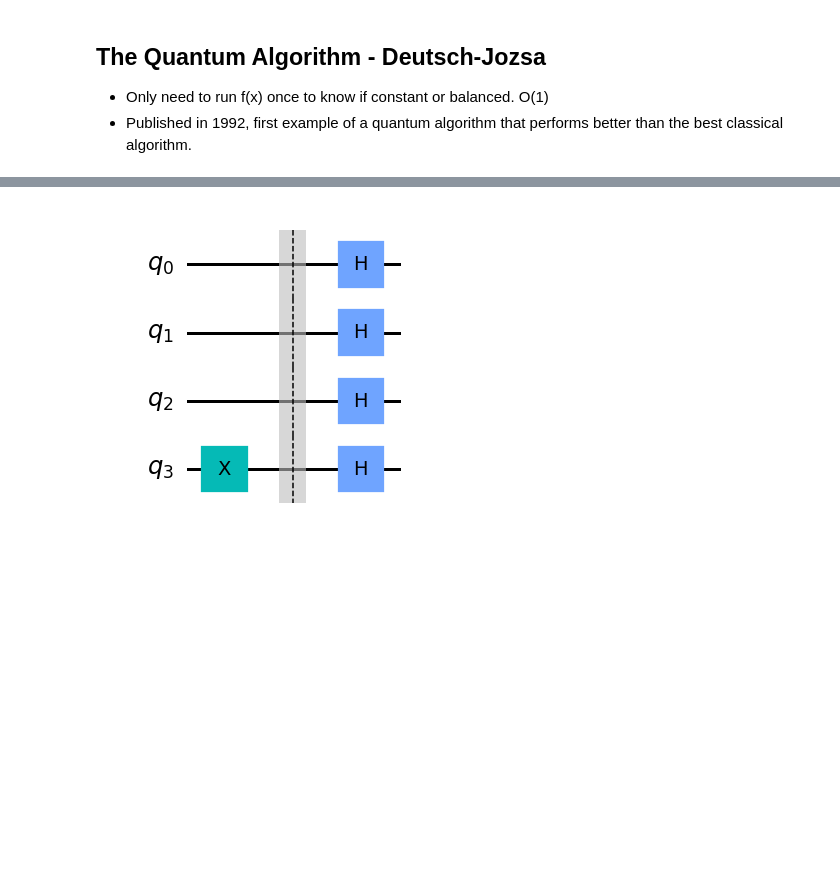
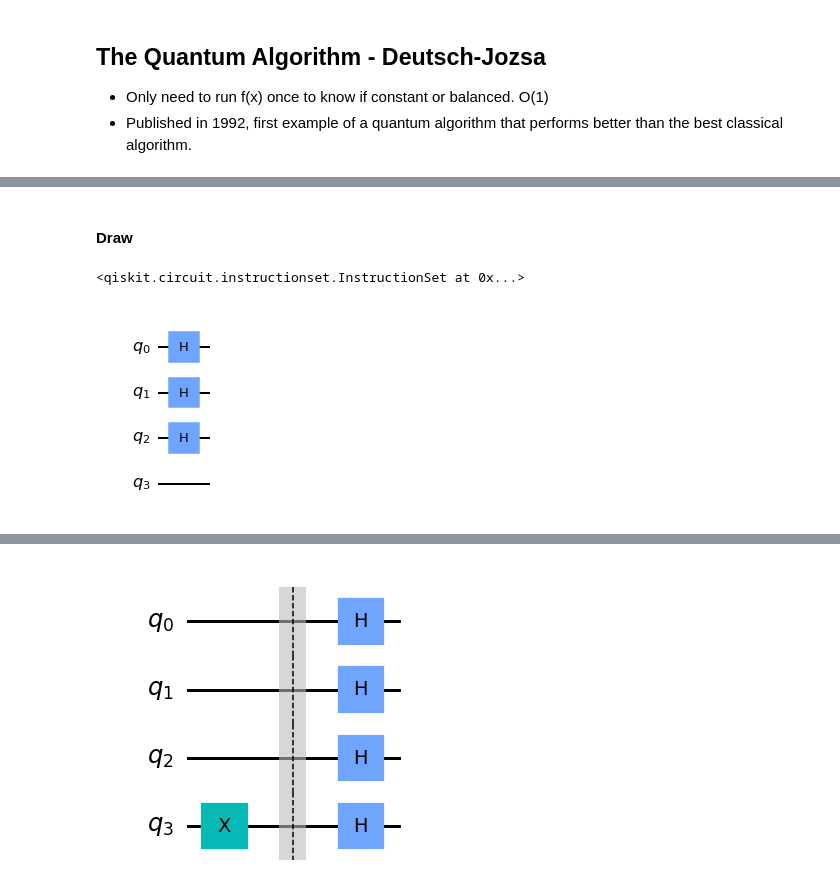
Before and after one commit to TheGupta2012/NSUT-Qiskit-Fall-Fest, a Jupyter notebook: Notebooks/3-Deutsch-Jozsa/3. Deutsch-Jozsa.ipynb, the cells around one changed output, grey strips where cells are left out. Cells and saved outputs as stored; diff of their text form; code cells hidden in the pictures; blank space fills up the shorter version.

```diff
--- a/Notebooks/3-Deutsch-Jozsa/3. Deutsch-Jozsa.ipynb
+++ b/Notebooks/3-Deutsch-Jozsa/3. Deutsch-Jozsa.ipynb
@@ -52,3 +52,13 @@ def build_init_state(n, circuit):
     circuit.h(range(n))
 # %%
 build_init_state(N, dj_circuit)
+# %% [markdown]
+#### Draw
+# %%
+dj_circuit.h(range(N))
+# %% [output]
+<qiskit.circuit.instructionset.InstructionSet at 0x...>
+# %%
+dj_circuit.draw('mpl')
+# %% [output]
+[figure, added]
```
Also changed, not shown: parts of 16 cells of this notebook, 4 other files.
